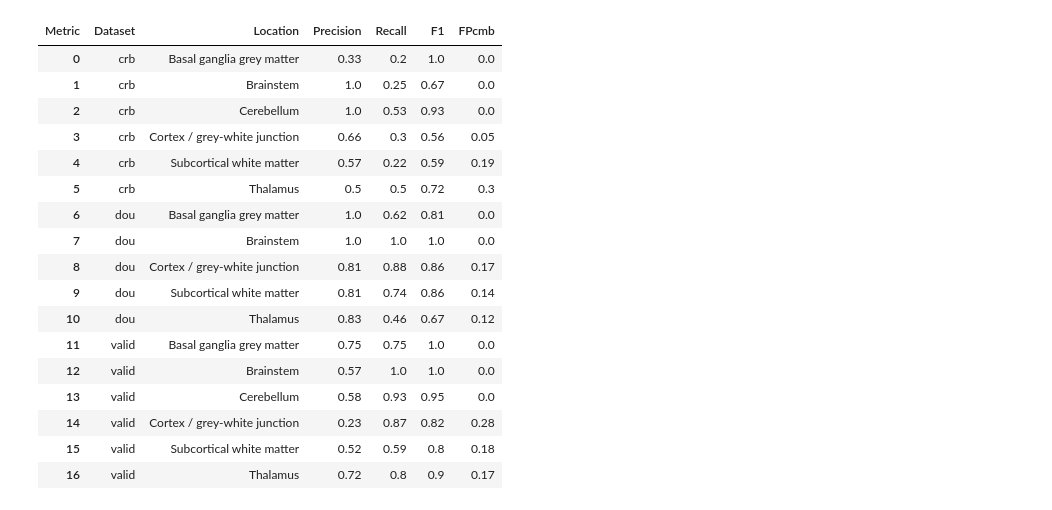
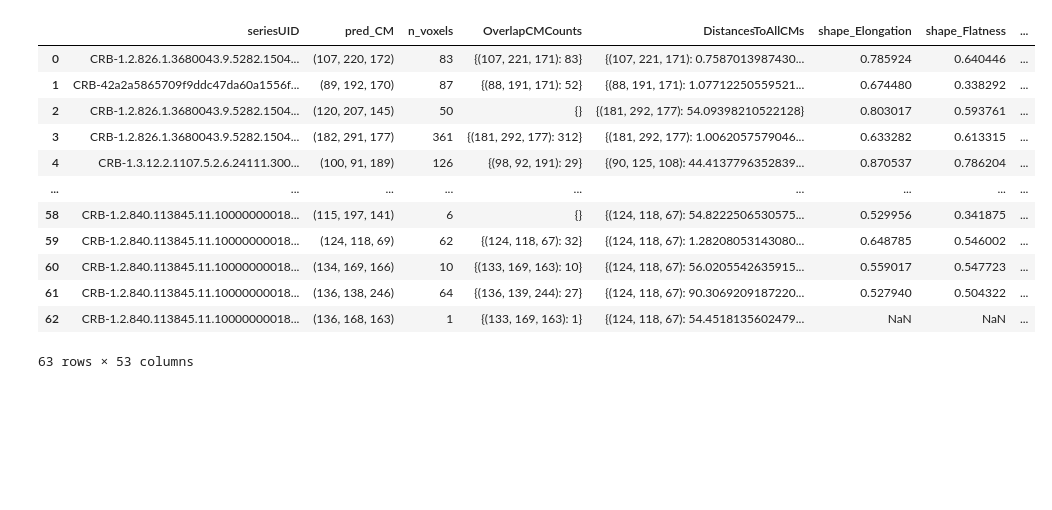
Before and after one commit to jorgedelpozolerida/MicrobleedNet, a Jupyter notebook: notebooks/evaluation/winner_CMBfeatures.ipynb, the cells around one changed output. Saved outputs shown, nothing was run; the diff lists cells and outputs as text; code cells hidden in the pictures; blank space fills up the shorter version.

```diff
--- a/notebooks/evaluation/winner_CMBfeatures.ipynb
+++ b/notebooks/evaluation/winner_CMBfeatures.ipynb
@@ -122,55 +59,0 @@ selected
-# %%
-dataset = ["dou", "crb", "valid"]
-model = ["Scratch-Pretrained-FineTuned"]
-locations = [
-    "Cerebellum",
-    "Thalamus",
-    "Basal ganglia grey matter",
-    "Brainstem",
-    "Subcortical white matter",
-    "Cortex / grey-white junction",
-]
-criteria = ["valloss"]
-typemetric = "Macro - "
-df_tmp = df_detection.copy()
-
-selected = df_tmp[
-    (df_tmp["Dataset"].isin(dataset))
-    & (df_tmp["Model"].isin(model))
-    & (df_tmp["Criteria"].isin(criteria))
-    & (df_tmp["Location"].isin(locations))
-]
-selected = selected[selected["Metric"].str.contains(typemetric)]
-table4results = selected[["Model", "Dataset", "Metric", "Mean", "Std.", "Location"]]
-table4results["Mean - 2"] = table4results["Mean"].round(2).astype(str)
-table4results["Metric"] = table4results["Metric"].str.replace(typemetric, "")
-table4results_final = (
-    table4results.pivot_table(
-        index=["Dataset", "Location"],
-        columns="Metric",
-        values="Mean - 2",
-        aggfunc="first",  # Since there should be only one entry per group, 'first' is a safe choice here
-    )
-    .reset_index()
-    .sort_values(by=["Dataset", "Location"])
-)
-table4results_final[["Dataset", "Location", "Precision", "Recall", "F1", "FPcmb"]]
-# %% [output]
-| Metric | Dataset | Location | Precision | Recall | F1 | FPcmb |
-| 0 | crb | Basal ganglia grey matter | 0.33 | 0.2 | 1.0 | 0.0 |
-| 1 | crb | Brainstem | 1.0 | 0.25 | 0.67 | 0.0 |
-| 2 | crb | Cerebellum | 1.0 | 0.53 | 0.93 | 0.0 |
-| 3 | crb | Cortex / grey-white junction | 0.66 | 0.3 | 0.56 | 0.05 |
-| 4 | crb | Subcortical white matter | 0.57 | 0.22 | 0.59 | 0.19 |
-| 5 | crb | Thalamus | 0.5 | 0.5 | 0.72 | 0.3 |
-| 6 | dou | Basal ganglia grey matter | 1.0 | 0.62 | 0.81 | 0.0 |
-| 7 | dou | Brainstem | 1.0 | 1.0 | 1.0 | 0.0 |
-| 8 | dou | Cortex / grey-white junction | 0.81 | 0.88 | 0.86 | 0.17 |
-| 9 | dou | Subcortical white matter | 0.81 | 0.74 | 0.86 | 0.14 |
-| 10 | dou | Thalamus | 0.83 | 0.46 | 0.67 | 0.12 |
-| 11 | valid | Basal ganglia grey matter | 0.75 | 0.75 | 1.0 | 0.0 |
-| 12 | valid | Brainstem | 0.57 | 1.0 | 1.0 | 0.0 |
-| 13 | valid | Cerebellum | 0.58 | 0.93 | 0.95 | 0.0 |
-| 14 | valid | Cortex / grey-white junction | 0.23 | 0.87 | 0.82 | 0.28 |
-| 15 | valid | Subcortical white matter | 0.52 | 0.59 | 0.8 | 0.18 |
-| 16 | valid | Thalamus | 0.72 | 0.8 | 0.9 | 0.17 |
@@ -176,0 +131,16 @@ table4results_final[["Dataset", "Location", "Precision", "Recall", "F1", "FPcmb"
+# %%
+pred_metadata_df[pred_metadata_df["Dataset"] == "crb"]
+# %% [output]
+|  | seriesUID | pred_CM | n_voxels | OverlapCMCounts | DistancesToAllCMs | shape_Elongation | shape_Flatness | ... |
+| 0 | CRB-1.2.826.1.3680043.9.5282.1504... | (107, 220, 172) | 83 | {(107, 221, 171): 83} | {(107, 221, 171): 0.7587013987430... | 0.785924 | 0.640446 | ... |
+| 1 | CRB-42a2a5865709f9ddc47da60a1556f... | (89, 192, 170) | 87 | {(88, 191, 171): 52} | {(88, 191, 171): 1.07712250559521... | 0.674480 | 0.338292 | ... |
+| 2 | CRB-1.2.826.1.3680043.9.5282.1504... | (120, 207, 145) | 50 | {} | {(181, 292, 177): 54.09398210522128} | 0.803017 | 0.593761 | ... |
+| 3 | CRB-1.2.826.1.3680043.9.5282.1504... | (182, 291, 177) | 361 | {(181, 292, 177): 312} | {(181, 292, 177): 1.0062057579046... | 0.633282 | 0.613315 | ... |
+| 4 | CRB-1.3.12.2.1107.5.2.6.24111.300... | (100, 91, 189) | 126 | {(98, 92, 191): 29} | {(90, 125, 108): 44.4137796352839... | 0.870537 | 0.786204 | ... |
+| ... | ... | ... | ... | ... | ... | ... | ... | ... |
+| 58 | CRB-1.2.840.113845.11.10000000018... | (115, 197, 141) | 6 | {} | {(124, 118, 67): 54.8222506530575... | 0.529956 | 0.341875 | ... |
+| 59 | CRB-1.2.840.113845.11.10000000018... | (124, 118, 69) | 62 | {(124, 118, 67): 32} | {(124, 118, 67): 1.28208053143080... | 0.648785 | 0.546002 | ... |
+| 60 | CRB-1.2.840.113845.11.10000000018... | (134, 169, 166) | 10 | {(133, 169, 163): 10} | {(124, 118, 67): 56.0205542635915... | 0.559017 | 0.547723 | ... |
+| 61 | CRB-1.2.840.113845.11.10000000018... | (136, 138, 246) | 64 | {(136, 139, 244): 27} | {(124, 118, 67): 90.3069209187220... | 0.527940 | 0.504322 | ... |
+| 62 | CRB-1.2.840.113845.11.10000000018... | (136, 168, 163) | 1 | {(133, 169, 163): 1} | {(124, 118, 67): 54.4518135602479... | NaN | NaN | ... |
+63 rows × 53 columns
```
Also changed, not shown: parts of 27 cells of this notebook, 3 other files.
